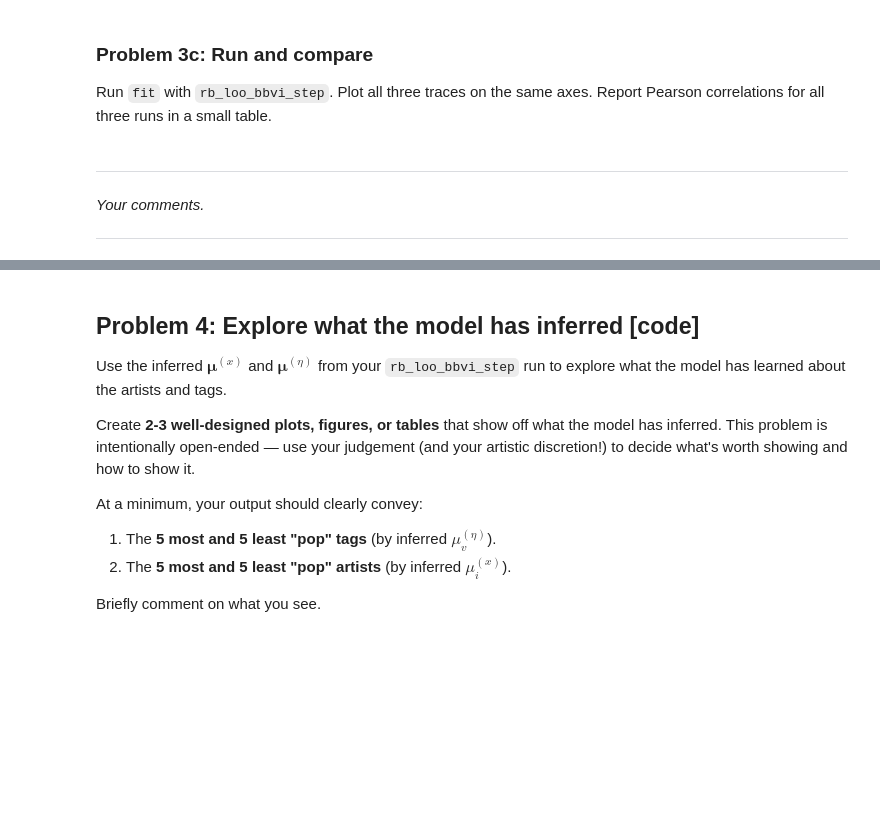
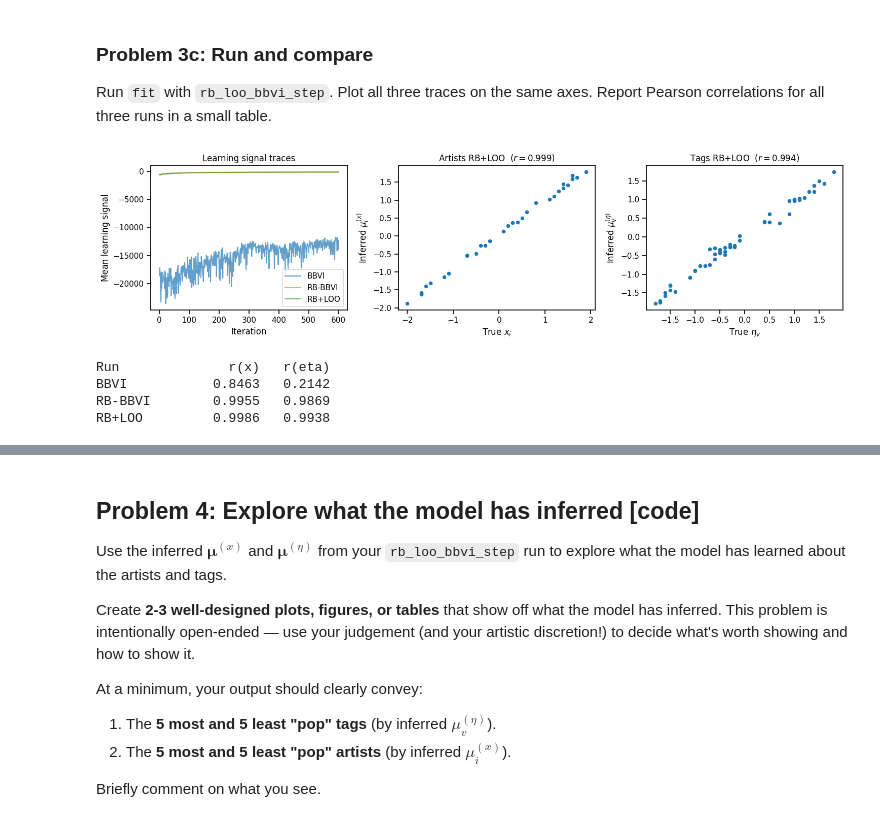
Before and after one commit to rodrigopazm96/Modern-Methods-in-Applied-Statistics, a Jupyter notebook: Paz_hw6.ipynb, the cells around one changed output, grey strips where cells are left out. Saved outputs shown, nothing was run; the diff lists cells and outputs as text; code cells hidden in the pictures; blank space fills up the shorter version.

```diff
--- a/Paz_hw6.ipynb
+++ b/Paz_hw6.ipynb
@@ -506,6 +729,40 @@ var_params_loo, g_loo = fit(rb_loo_bbvi_step, data, seed=0)
-# %% [markdown]
----
-
-*Your comments.*
-
----
+# %%
+var_params_loo, g_loo = fit(rb_loo_bbvi_step, data, seed=0)
+
+fig, axes = plt.subplots(1, 3, figsize=(15, 4))
+
+axes[0].plot(g_trace.numpy(),  label='BBVI',    alpha=0.7)
+axes[0].plot(g_rb.numpy(),     label='RB-BBVI', alpha=0.7)
+axes[0].plot(g_loo.numpy(),    label='RB+LOO',  alpha=0.7)
+axes[0].set_xlabel("Iteration")
+axes[0].set_ylabel("Mean learning signal")
+axes[0].set_title("Learning signal traces")
+axes[0].legend()
+
+runs = {'BBVI': var_params, 'RB-BBVI': var_params_rb, 'RB+LOO': var_params_loo}
+corr_x   = {k: torch.corrcoef(torch.stack([v['mu_x_N'],
+                        x_true_N  ]))[0,1].item() for k, v in runs.items()}
+corr_eta = {k: torch.corrcoef(torch.stack([v['mu_eta_V'],
+                        eta_true_V]))[0,1].item() for k, v in runs.items()}
+
+axes[1].scatter(x_true_N.numpy(),   var_params_loo['mu_x_N'].numpy(),   s=20)
+axes[1].set_xlabel("True $x_i$"); axes[1].set_ylabel("Inferred $\\mu_i^{(x)}$")
+axes[1].set_title(f"Artists RB+LOO  ($r = {corr_x['RB+LOO']:.3f}$)")
+
+axes[2].scatter(eta_true_V.numpy(), var_params_loo['mu_eta_V'].numpy(), s=20)
+axes[2].set_xlabel("True $\\eta_v$")
+axes[2].set_ylabel("Inferred $\\mu_v^{(\\eta)}$")
+axes[2].set_title(f"Tags RB+LOO  ($r = {corr_eta['RB+LOO']:.3f}$)")
+
+plt.tight_layout()
+plt.show()
+
+print(f"{'Run':<12} {'r(x)':>8} {'r(eta)':>8}")
+for k in runs:
+    print(f"{k:<12} {corr_x[k]:>8.4f} {corr_eta[k]:>8.4f}")
+# %% [output]
+[figure, added]
+Run              r(x)   r(eta)
+BBVI           0.8463   0.2142
+RB-BBVI        0.9955   0.9869
+RB+LOO         0.9986   0.9938
```
Also changed, not shown: parts of 35 cells of this notebook.
